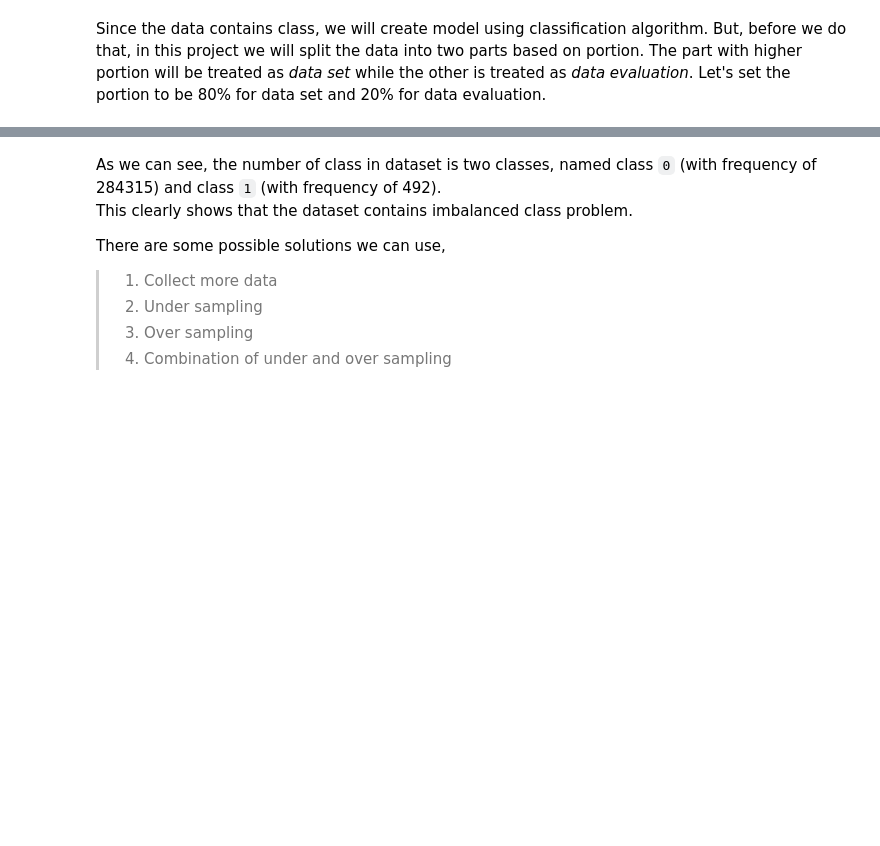
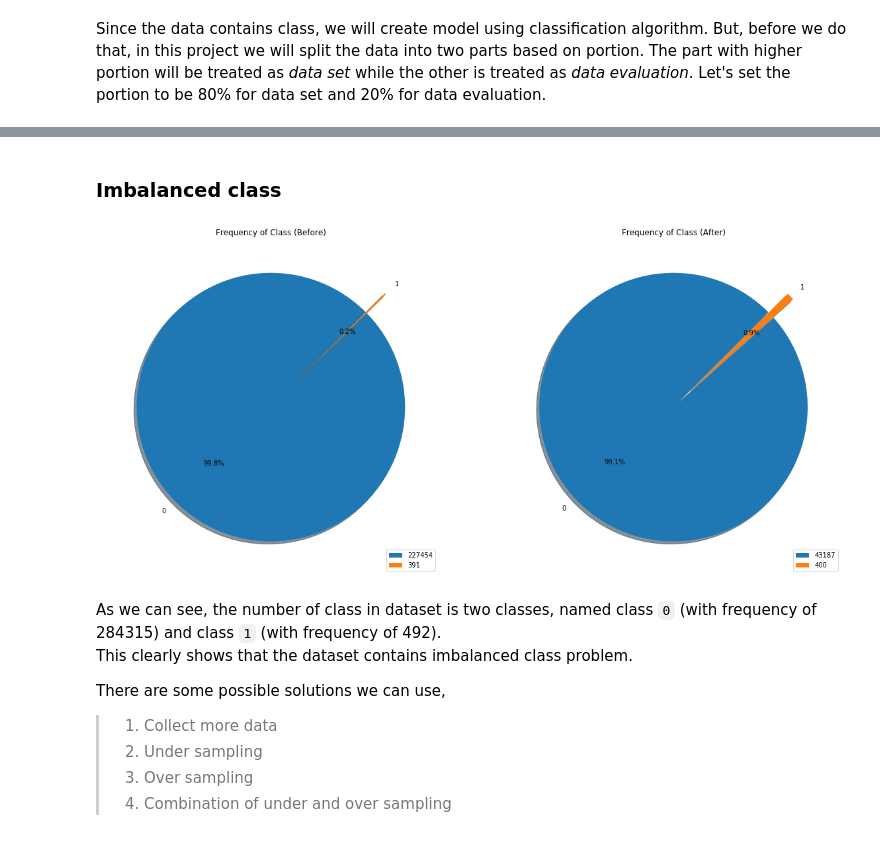
Before and after one commit to Irainia/mika, a Jupyter notebook: Credit Card Fraud Detection.ipynb, the cells around one changed output, grey strips where cells are left out. Saved outputs shown, nothing was run; the diff lists cells and outputs as text; code cells hidden in the pictures; blank space fills up the shorter version.

```diff
--- a/Credit Card Fraud Detection.ipynb
+++ b/Credit Card Fraud Detection.ipynb
@@ -130,3 +152,44 @@ plt.show()
+# %% [markdown]
+### Imbalanced class
+# %%
+name_of_class_before, number_of_class_before = np.unique(data_set.iloc[:,-1], return_counts = True)
+size_before = np.array(number_of_class_before, dtype = float) / np.sum(number_of_class_before)
+explode_before = (number_of_class_before == number_of_class_before.min()) * 0.2
+
+name_of_class_after, number_of_class_after = np.unique(data_set_undersampled.iloc[:,-1], return_counts = True)
+size_after = np.array(number_of_class_after, dtype = float) / np.sum(number_of_class_after)
+explode_after = (number_of_class_after == number_of_class_after.min()) * 0.2
+
+# the_grid = GridSpec(2, 2)
+# plt.subplot(the_grid[0, 0], aspect=1)
+# plt.pie(size_before, explode = explode_before, labels = name_of_class_before, autopct='%1.1f%%',
+#         shadow=True, startangle = 45)
+# plt.subplot(the_grid[0, 1], aspect=1)
+# plt.pie(size_after, explode = explode_after, labels = name_of_class_after, autopct='%1.1f%%',
+#         shadow=True, startangle = 45)
+
+fig = plt.figure(figsize=[20,10])
+ax0 = fig.add_subplot('121')
+ax0.set_title('Frequency of Class (Before)')
+ax0.pie(size_before, explode = explode_before, labels = name_of_class_before, autopct = '%1.1f%%',
+      shadow = True, startangle = 45)
+ax0.legend(number_of_class_before, loc = 'lower right')
+
+ax1 = fig.add_subplot('122')
+ax1.set_title('Frequency of Class (After)')
+ax1.pie(size_after, explode = explode_before, labels = name_of_class_after, autopct = '%1.1f%%',
+      shadow = True, startangle = 45)
+ax1.legend(number_of_class_after, loc = 'lower right')
+
+#_, ax1 = plt.subplots()
+#ax1.set_title('Frequency of Class')
+#ax1.pie(size, explode = explode, labels = name_of_class, autopct = '%1.1f%%',
+#        shadow = True, startangle = 45)
+#ax1.legend(number_of_class, loc = 'lower right')
+#
+plt.show()
+# %% [output]
+[figure, added]
 # %% [markdown]
 As we can see, the number of class in dataset is two classes, named class `0` (with frequency of 284315) and class `1` (with frequency of 492).<br>
 This clearly shows that the dataset contains imbalanced class problem.
```
Also changed, not shown: parts of 8 cells of this notebook.
